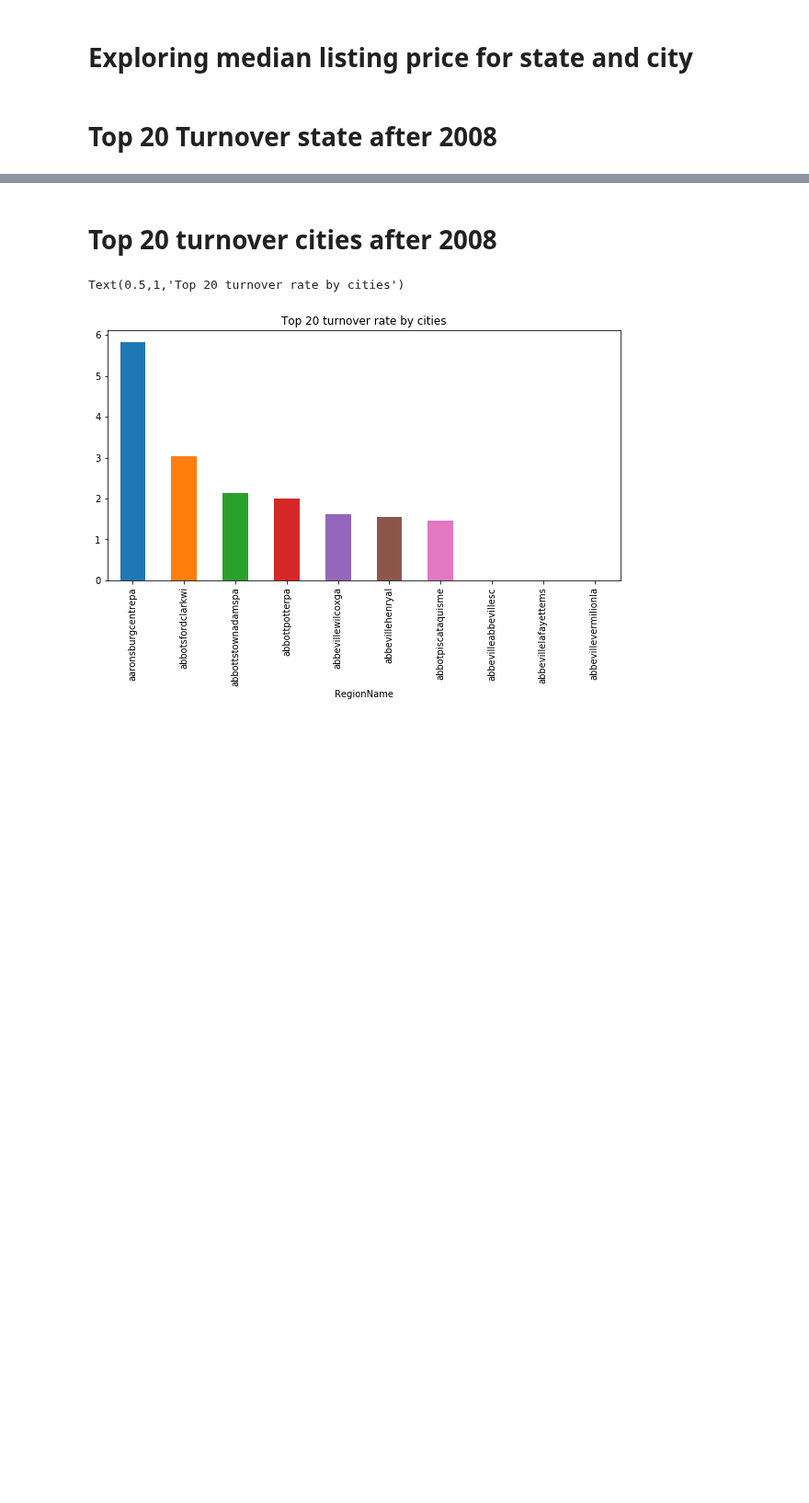
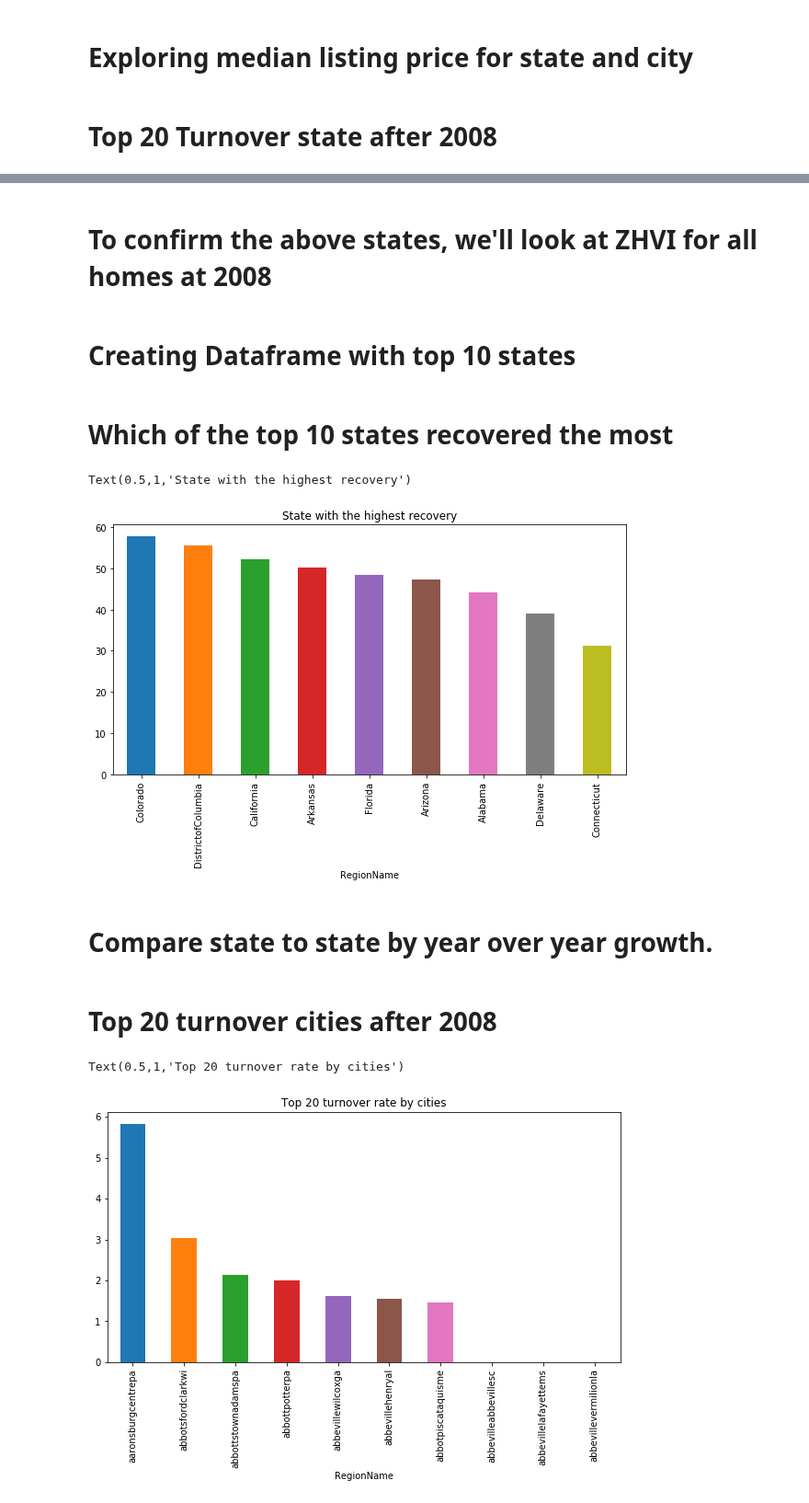
Before and after one commit to dannylo1992/zillow_data, a Jupyter notebook: zillow_housing_data-Copy1.ipynb, the cells around one changed output, grey strips where cells are left out. Shown at 92% size. Cells and saved outputs as stored; diff of their text form; code cells hidden in the pictures; blank space fills up the shorter version.

```diff
--- a/zillow_housing_data-Copy1.ipynb
+++ b/zillow_housing_data-Copy1.ipynb
@@ -99 +121,3 @@ Text(0.5,1,'Top 20 turnover rate by state')
 [figure]
+# %% [markdown]
+# To confirm the above states, we'll look at ZHVI for all homes at 2008
@@ -100,3 +131,42 @@ Text(0.5,1,'Top 20 turnover rate by state')
+# %% [markdown]
+# Creating Dataframe with top 10 states
+# %%
+#create a list with all the state name
+#push each string into a dict.
+#list = ['Ariz']
+
+# list_states = ['Arizona','california','new york']
+
+# df_state={}
+
+# for each in list_states:
+#   df_state[each] = df_state[df_state['RegionName'].str.contains(each)]
+
+list_states = ['Arizona','Florida','Colorado','DistrictofColumbia','California','Connecticut','Arkansas','Delaware','Alabama']
+
+
+df_state_az = df_state[df_state['RegionName'].str.contains('Arizona')]
+df_state_fl = df_state[df_state['RegionName'].str.contains('Florida')]
+df_state_co = df_state[df_state['RegionName'].str.contains('Colorado')]
+df_state_dc = df_state[df_state['RegionName'].str.contains('DistrictofColumbia')]
+df_state_ca = df_state[df_state['RegionName'].str.contains('California')]
+df_state_ct = df_state[df_state['RegionName'].str.contains('Connecticut')]
+df_state_ar = df_state[df_state['RegionName'].str.contains('Arkansas')]
+df_state_de = df_state[df_state['RegionName'].str.contains('Delaware')]
+df_state_al = df_state[df_state['RegionName'].str.contains('Alabama')]
+frames = [df_state_az ,df_state_fl , df_state_co , df_state_dc , df_state_ca , df_state_ct , df_state_ar , df_state_de, df_state_al]
+df_state_top10 = pd.concat(frames)
+# %% [markdown]
+# Which of the top 10 states recovered the most
+# %%
+df_state_top10year = df_state_top10[df_state_top10['Year']>2007]
+df_state_top10year.groupby(df_state_top10year['RegionName'])['PctOfHomesIncreasingInValues_AllHomes'].mean().head(10).sort_values(ascending=False).plot(figsize=(10,5),kind='bar')
+plt.title('State with the highest recovery')
+# %% [output]
+Text(0.5,1,'State with the highest recovery')
+[figure, added]
+# %% [markdown]
+# Compare state to state by year over year growth.
 # %% [markdown]
 # Top 20 turnover cities after 2008
 # %%
```
Also changed, not shown: parts of 14 cells of this notebook.
